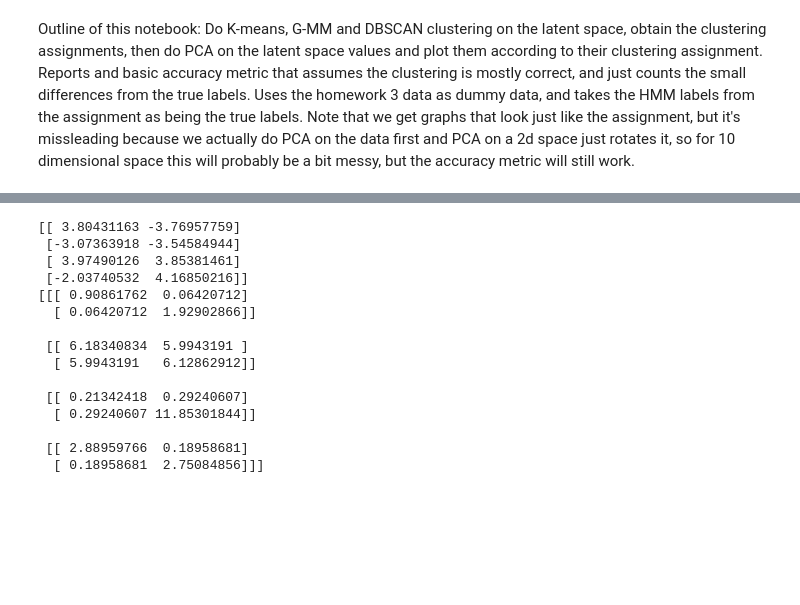
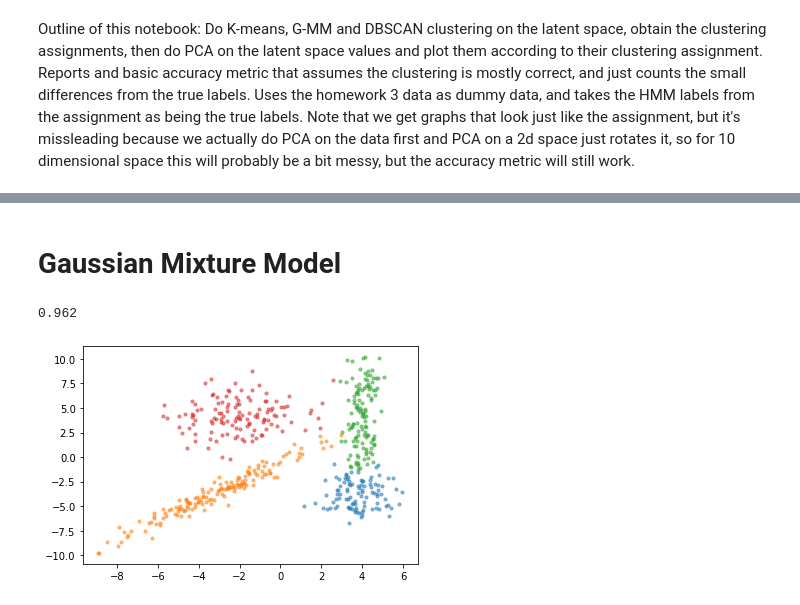
Before and after one commit to zacharielegault/umontreal-ift6269-pgm, a Jupyter notebook: Clustering.ipynb, the cells around one changed output, grey strips where cells are left out. Cells and saved outputs as stored; diff of their text form; code cells hidden in the pictures; blank space fills up the shorter version.

```diff
--- a/Clustering.ipynb
+++ b/Clustering.ipynb
@@ -39,23 +61,18 @@ km_labels = kmeans.predict(X)
+# %% [markdown]
+# Gaussian Mixture Model
 # %%
-#GMM Alg
-gmm = GaussianMixture(n_components=k, covariance_type='full', tol=0.001, reg_covar=1e-06, max_iter=100, n_init=10, init_params='kmeans', weights_init=None, means_init=centroids, precisions_init=None, random_state=None, warm_start=False, verbose=0, verbose_interval=10)
+gmm = GaussianMixture(n_components=k,
+                      covariance_type='full',
+                      max_iter=100,
+                      n_init=10,
+                      init_params='kmeans')
 gmm.fit(X)
-print(gmm.means_)
-print(gmm.covariances_)
+# print(gmm.means_)
+# print(gmm.covariances_)
+
 gmm_labels = gmm.predict(X)
+print(accuracy(y, gmm_labels))
+plot_clustering(X, gmm_labels)
 # %% [output]
-[[ 3.80431163 -3.76957759]
- [-3.07363918 -3.54584944]
- [ 3.97490126  3.85381461]
- [-2.03740532  4.16850216]]
-[[[ 0.90861762  0.06420712]
-  [ 0.06420712  1.92902866]]
-
- [[ 6.18340834  5.9943191 ]
-  [ 5.9943191   6.12862912]]
-
- [[ 0.21342418  0.29240607]
-  [ 0.29240607 11.85301844]]
-
- [[ 2.88959766  0.18958681]
-  [ 0.18958681  2.75084856]]]
+0.962
+[figure, added]
```
Also changed, not shown: parts of 22 cells of this notebook.
